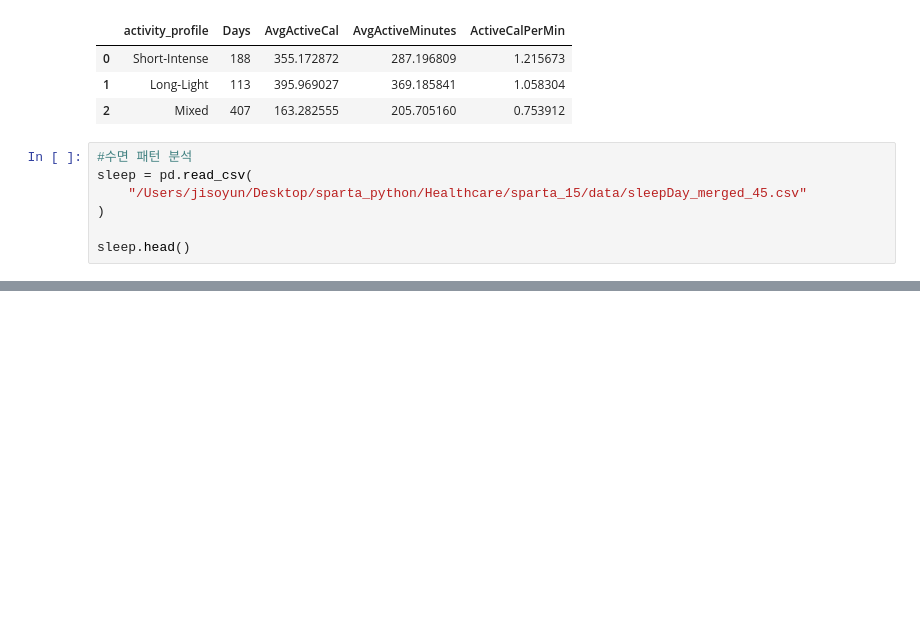
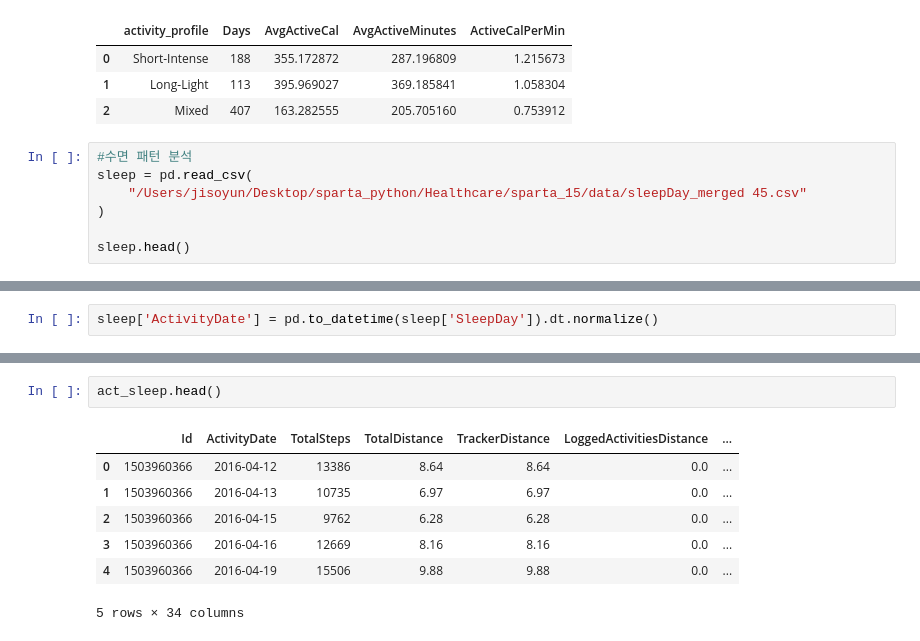
Before and after one commit to jeesy95-creator/sparta_15, a Jupyter notebook: notebooks/Soyun.ipynb, the cells around one changed output, grey strips where cells are left out. Saved outputs shown, nothing was run; the diff lists cells and outputs as text; blank space fills up the shorter version.

```diff
--- a/notebooks/Soyun.ipynb
+++ b/notebooks/Soyun.ipynb
@@ -1450,7 +1450,7 @@ profile_eff
 # %%
 #수면 패턴 분석
 sleep = pd.read_csv(
-    "/Users/jisoyun/Desktop/sparta_python/Healthcare/sparta_15/data/sleepDay_merged_45.csv"
+    "/Users/jisoyun/Desktop/sparta_python/Healthcare/sparta_15/data/sleepDay_merged 45.csv"
 )
 
 sleep.head()
@@ -1458,0 +1464,2 @@ FileNotFoundError: [Errno 2] No such file or directory: '/Users/jisoyun/Desktop/
+# %%
+sleep['ActivityDate'] = pd.to_datetime(sleep['SleepDay']).dt.normalize()
@@ -1458,0 +1476,10 @@ FileNotFoundError: [Errno 2] No such file or directory: '/Users/jisoyun/Desktop/
+# %%
+act_sleep.head()
+# %% [output]
+|  | Id | ActivityDate | TotalSteps | TotalDistance | TrackerDistance | LoggedActivitiesDistance | ... |
+| 0 | 1503960366 | 2016-04-12 | 13386 | 8.64 | 8.64 | 0.0 | ... |
+| 1 | 1503960366 | 2016-04-13 | 10735 | 6.97 | 6.97 | 0.0 | ... |
+| 2 | 1503960366 | 2016-04-15 | 9762 | 6.28 | 6.28 | 0.0 | ... |
+| 3 | 1503960366 | 2016-04-16 | 12669 | 8.16 | 8.16 | 0.0 | ... |
+| 4 | 1503960366 | 2016-04-19 | 15506 | 9.88 | 9.88 | 0.0 | ... |
+5 rows × 34 columns
```
Also changed, not shown: parts of 6 cells of this notebook, 1 other file.
